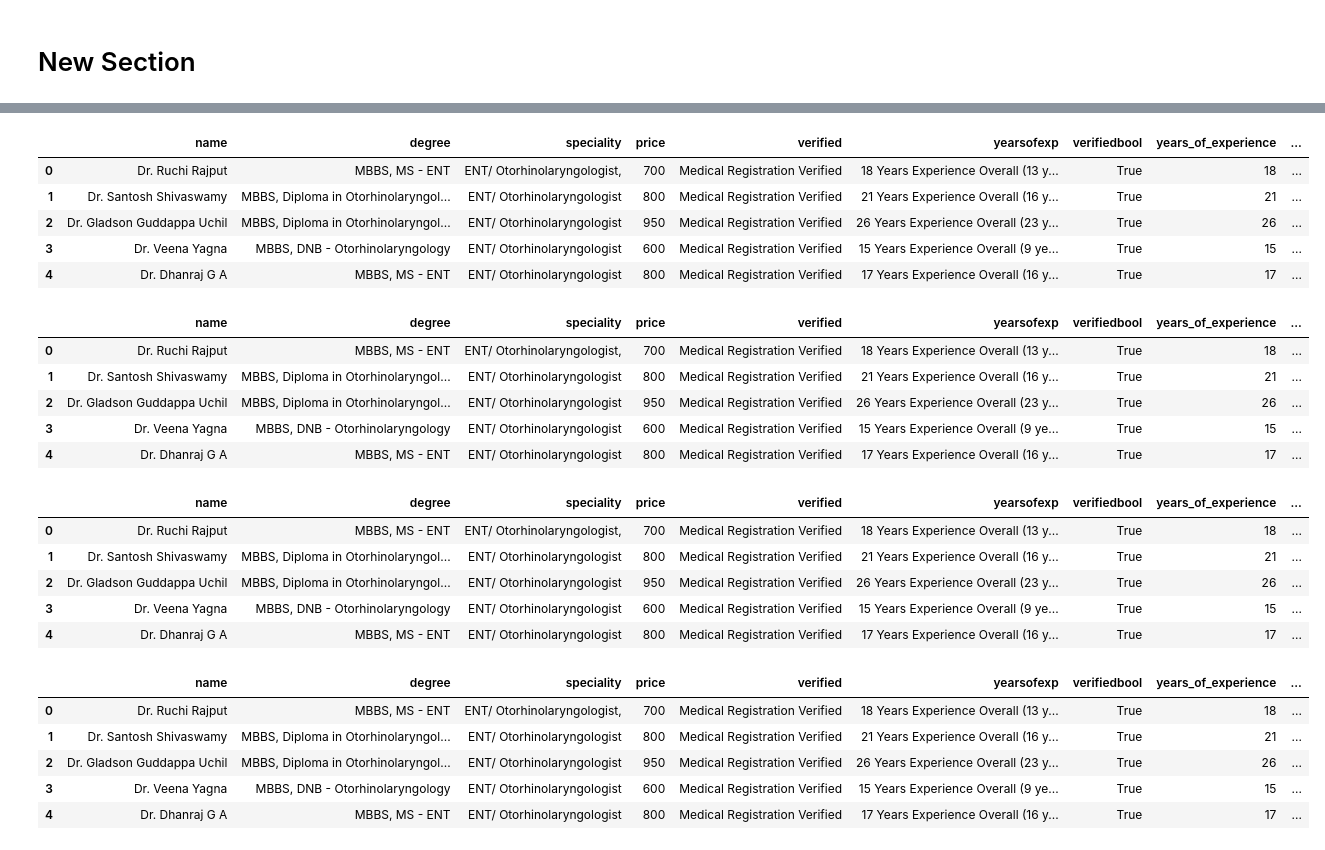
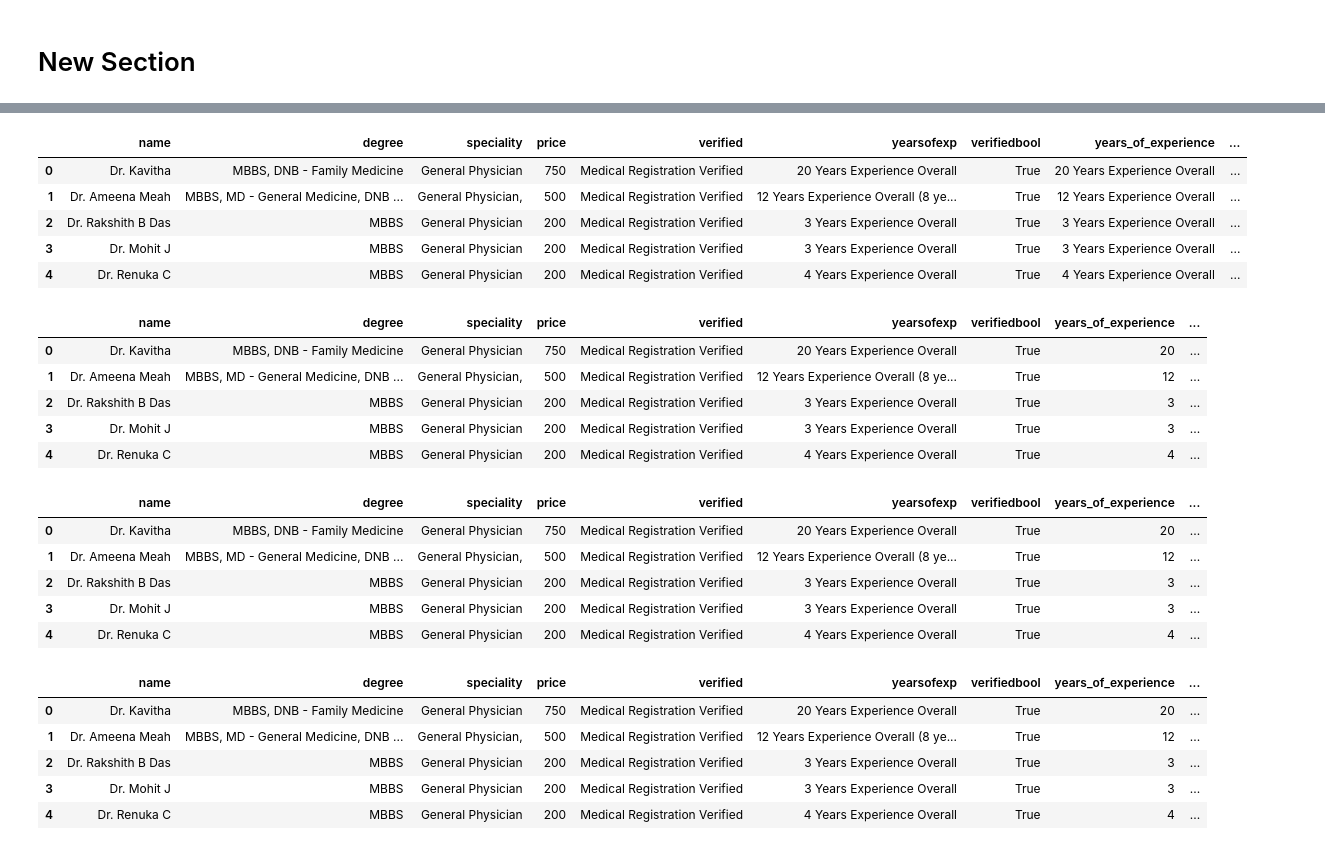
Before and after one commit to maulshreegarg/Practo, a Jupyter notebook: practo.ipynb, the cells around one changed output, grey strips where cells are left out. Saved outputs shown, nothing was run; the diff lists cells and outputs as text; code cells hidden in the pictures.

```diff
--- a/practo.ipynb
+++ b/practo.ipynb
@@ -4,9 +4,9 @@
 # New Section
 # %%
 import pandas as pd
-data=pd.read_csv("/content/ent.csv")
+data=pd.read_csv("/content/doctor.csv")
 df = pd.DataFrame(data)
 df.head()
 # %%
-df=df.drop(['web-scraper-order','web-scraper-start-url','link','link-href'],axis=1)
+df=df.drop(['web-scraper-order','web-scraper-start-url','link2','link2-href'],axis=1)
 df.head()
@@ -53,11 +50,11 @@ df[['years_of_experience', 'years_as_spec']] = df['yearsofexp'].str.split('(', 1
 df.head()
 # %% [output]
 |  | name | degree | speciality | price | verified | yearsofexp | verifiedbool | years_of_experience | ... |
-| 0 | Dr. Ruchi Rajput | MBBS, MS - ENT | ENT/ Otorhinolaryngologist, | 700 | Medical Registration Verified | 18 Years Experience Overall (13 y... | True | 18 | ... |
-| 1 | Dr. Santosh Shivaswamy | MBBS, Diploma in Otorhinolaryngol... | ENT/ Otorhinolaryngologist | 800 | Medical Registration Verified | 21 Years Experience Overall (16 y... | True | 21 | ... |
-| 2 | Dr. Gladson Guddappa Uchil | MBBS, Diploma in Otorhinolaryngol... | ENT/ Otorhinolaryngologist | 950 | Medical Registration Verified | 26 Years Experience Overall (23 y... | True | 26 | ... |
-| 3 | Dr. Veena Yagna | MBBS, DNB - Otorhinolaryngology | ENT/ Otorhinolaryngologist | 600 | Medical Registration Verified | 15 Years Experience Overall (9 ye... | True | 15 | ... |
-| 4 | Dr. Dhanraj G A | MBBS, MS - ENT | ENT/ Otorhinolaryngologist | 800 | Medical Registration Verified | 17 Years Experience Overall (16 y... | True | 17 | ... |
+| 0 | Dr. Kavitha | MBBS, DNB - Family Medicine | General Physician | 750 | Medical Registration Verified | 20 Years Experience Overall | True | 20 Years Experience Overall | ... |
+| 1 | Dr. Ameena Meah | MBBS, MD - General Medicine, DNB ... | General Physician, | 500 | Medical Registration Verified | 12 Years Experience Overall (8 ye... | True | 12 Years Experience Overall | ... |
+| 2 | Dr. Rakshith B Das | MBBS | General Physician | 200 | Medical Registration Verified | 3 Years Experience Overall | True | 3 Years Experience Overall | ... |
+| 3 | Dr. Mohit J | MBBS | General Physician | 200 | Medical Registration Verified | 3 Years Experience Overall | True | 3 Years Experience Overall | ... |
+| 4 | Dr. Renuka C | MBBS | General Physician | 200 | Medical Registration Verified | 4 Years Experience Overall | True | 4 Years Experience Overall | ... |
 # %%
 df["years_of_experience"]=df["years_of_experience"].str.replace('Years Experience Overall','')
 # %%
@@ -66,11 +63,11 @@ df["years_of_experience"]=df["years_of_experience"].str.strip()
 df.head()
 # %% [output]
 |  | name | degree | speciality | price | verified | yearsofexp | verifiedbool | years_of_experience | ... |
-| 0 | Dr. Ruchi Rajput | MBBS, MS - ENT | ENT/ Otorhinolaryngologist, | 700 | Medical Registration Verified | 18 Years Experience Overall (13 y... | True | 18 | ... |
-| 1 | Dr. Santosh Shivaswamy | MBBS, Diploma in Otorhinolaryngol... | ENT/ Otorhinolaryngologist | 800 | Medical Registration Verified | 21 Years Experience Overall (16 y... | True | 21 | ... |
-| 2 | Dr. Gladson Guddappa Uchil | MBBS, Diploma in Otorhinolaryngol... | ENT/ Otorhinolaryngologist | 950 | Medical Registration Verified | 26 Years Experience Overall (23 y... | True | 26 | ... |
-| 3 | Dr. Veena Yagna | MBBS, DNB - Otorhinolaryngology | ENT/ Otorhinolaryngologist | 600 | Medical Registration Verified | 15 Years Experience Overall (9 ye... | True | 15 | ... |
-| 4 | Dr. Dhanraj G A | MBBS, MS - ENT | ENT/ Otorhinolaryngologist | 800 | Medical Registration Verified | 17 Years Experience Overall (16 y... | True | 17 | ... |
+| 0 | Dr. Kavitha | MBBS, DNB - Family Medicine | General Physician | 750 | Medical Registration Verified | 20 Years Experience Overall | True | 20 | ... |
+| 1 | Dr. Ameena Meah | MBBS, MD - General Medicine, DNB ... | General Physician, | 500 | Medical Registration Verified | 12 Years Experience Overall (8 ye... | True | 12 | ... |
+| 2 | Dr. Rakshith B Das | MBBS | General Physician | 200 | Medical Registration Verified | 3 Years Experience Overall | True | 3 | ... |
+| 3 | Dr. Mohit J | MBBS | General Physician | 200 | Medical Registration Verified | 3 Years Experience Overall | True | 3 | ... |
+| 4 | Dr. Renuka C | MBBS | General Physician | 200 | Medical Registration Verified | 4 Years Experience Overall | True | 4 | ... |
 # %%
 df["years_of_experience"]=pd.to_numeric(df["years_of_experience"])
 # %%
@@ -79,22 +76,21 @@ df['years_as_spec']=df['years_as_spec'].str.replace(' years as specialist','')
 df.head()
 # %% [output]
 |  | name | degree | speciality | price | verified | yearsofexp | verifiedbool | years_of_experience | ... |
-| 0 | Dr. Ruchi Rajput | MBBS, MS - ENT | ENT/ Otorhinolaryngologist, | 700 | Medical Registration Verified | 18 Years Experience Overall (13 y... | True | 18 | ... |
-| 1 | Dr. Santosh Shivaswamy | MBBS, Diploma in Otorhinolaryngol... | ENT/ Otorhinolaryngologist | 800 | Medical Registration Verified | 21 Years Experience Overall (16 y... | True | 21 | ... |
-| 2 | Dr. Gladson Guddappa Uchil | MBBS, Diploma in Otorhinolaryngol... | ENT/ Otorhinolaryngologist | 950 | Medical Registration Verified | 26 Years Experience Overall (23 y... | True | 26 | ... |
-| 3 | Dr. Veena Yagna | MBBS, DNB - Otorhinolaryngology | ENT/ Otorhinolaryngologist | 600 | Medical Registration Verified | 15 Years Experience Overall (9 ye... | True | 15 | ... |
-| 4 | Dr. Dhanraj G A | MBBS, MS - ENT | ENT/ Otorhinolaryngologist | 800 | Medical Registration Verified | 17 Years Experience Overall (16 y... | True | 17 | ... |
+| 0 | Dr. Kavitha | MBBS, DNB - Family Medicine | General Physician | 750 | Medical Registration Verified | 20 Years Experience Overall | True | 20 | ... |
+| 1 | Dr. Ameena Meah | MBBS, MD - General Medicine, DNB ... | General Physician, | 500 | Medical Registration Verified | 12 Years Experience Overall (8 ye... | True | 12 | ... |
+| 2 | Dr. Rakshith B Das | MBBS | General Physician | 200 | Medical Registration Verified | 3 Years Experience Overall | True | 3 | ... |
+| 3 | Dr. Mohit J | MBBS | General Physician | 200 | Medical Registration Verified | 3 Years Experience Overall | True | 3 | ... |
+| 4 | Dr. Renuka C | MBBS | General Physician | 200 | Medical Registration Verified | 4 Years Experience Overall | True | 4 | ... |
 # %%
 df['years_as_spec']=df['years_as_spec'].str.replace('\)','')
 # %%
-df['years_as_spec']=df['years_as_spec'].str.strip()
+
 df['years_as_spec']=pd.to_numeric(df['years_as_spec'])
-
 df.head()
 # %% [output]
 |  | name | degree | speciality | price | verified | yearsofexp | verifiedbool | years_of_experience | ... |
-| 0 | Dr. Ruchi Rajput | MBBS, MS - ENT | ENT/ Otorhinolaryngologist, | 700 | Medical Registration Verified | 18 Years Experience Overall (13 y... | True | 18 | ... |
-| 1 | Dr. Santosh Shivaswamy | MBBS, Diploma in Otorhinolaryngol... | ENT/ Otorhinolaryngologist | 800 | Medical Registration Verified | 21 Years Experience Overall (16 y... | True | 21 | ... |
-| 2 | Dr. Gladson Guddappa Uchil | MBBS, Diploma in Otorhinolaryngol... | ENT/ Otorhinolaryngologist | 950 | Medical Registration Verified | 26 Years Experience Overall (23 y... | True | 26 | ... |
-| 3 | Dr. Veena Yagna | MBBS, DNB - Otorhinolaryngology | ENT/ Otorhinolaryngologist | 600 | Medical Registration Verified | 15 Years Experience Overall (9 ye... | True | 15 | ... |
-| 4 | Dr. Dhanraj G A | MBBS, MS - ENT | ENT/ Otorhinolaryngologist | 800 | Medical Registration Verified | 17 Years Experience Overall (16 y... | True | 17 | ... |
+| 0 | Dr. Kavitha | MBBS, DNB - Family Medicine | General Physician | 750 | Medical Registration Verified | 20 Years Experience Overall | True | 20 | ... |
+| 1 | Dr. Ameena Meah | MBBS, MD - General Medicine, DNB ... | General Physician, | 500 | Medical Registration Verified | 12 Years Experience Overall (8 ye... | True | 12 | ... |
+| 2 | Dr. Rakshith B Das | MBBS | General Physician | 200 | Medical Registration Verified | 3 Years Experience Overall | True | 3 | ... |
+| 3 | Dr. Mohit J | MBBS | General Physician | 200 | Medical Registration Verified | 3 Years Experience Overall | True | 3 | ... |
+| 4 | Dr. Renuka C | MBBS | General Physician | 200 | Medical Registration Verified | 4 Years Experience Overall | True | 4 | ... |
```
Also changed, not shown: parts of 4 cells of this notebook.
